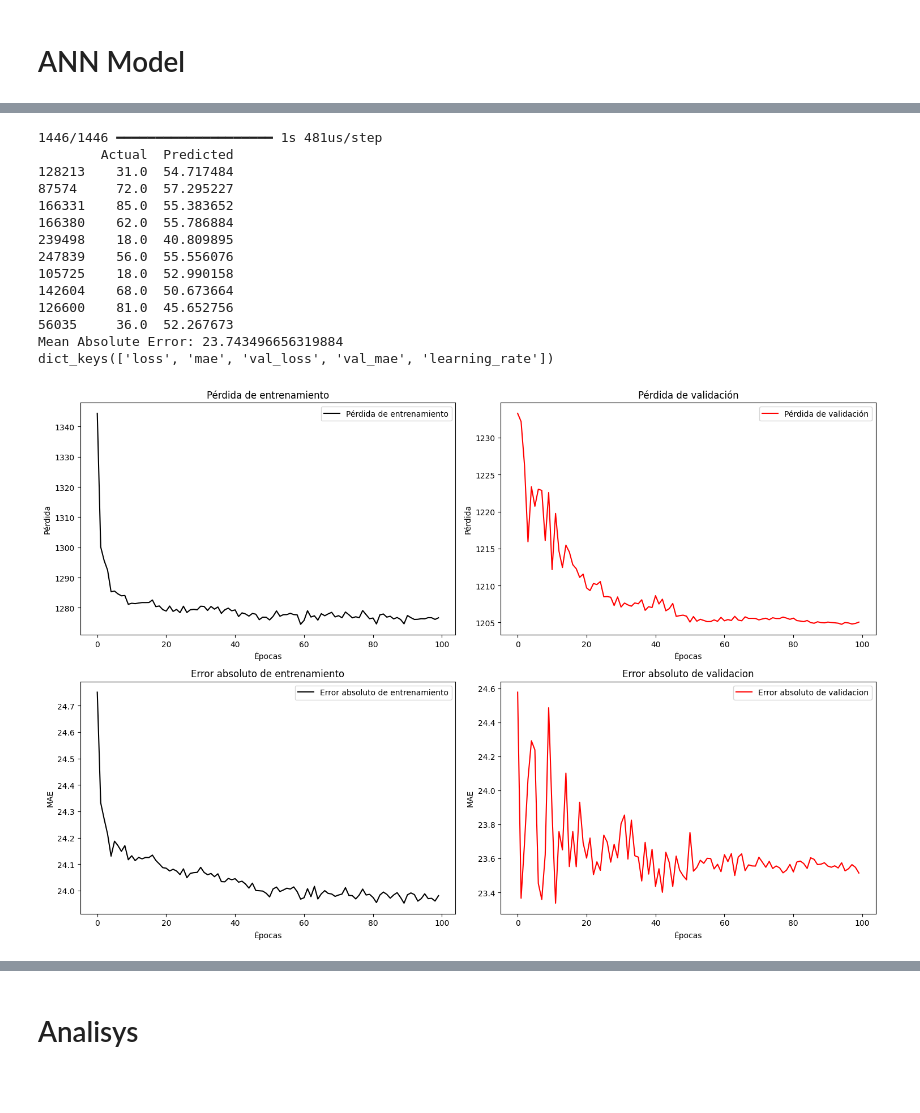
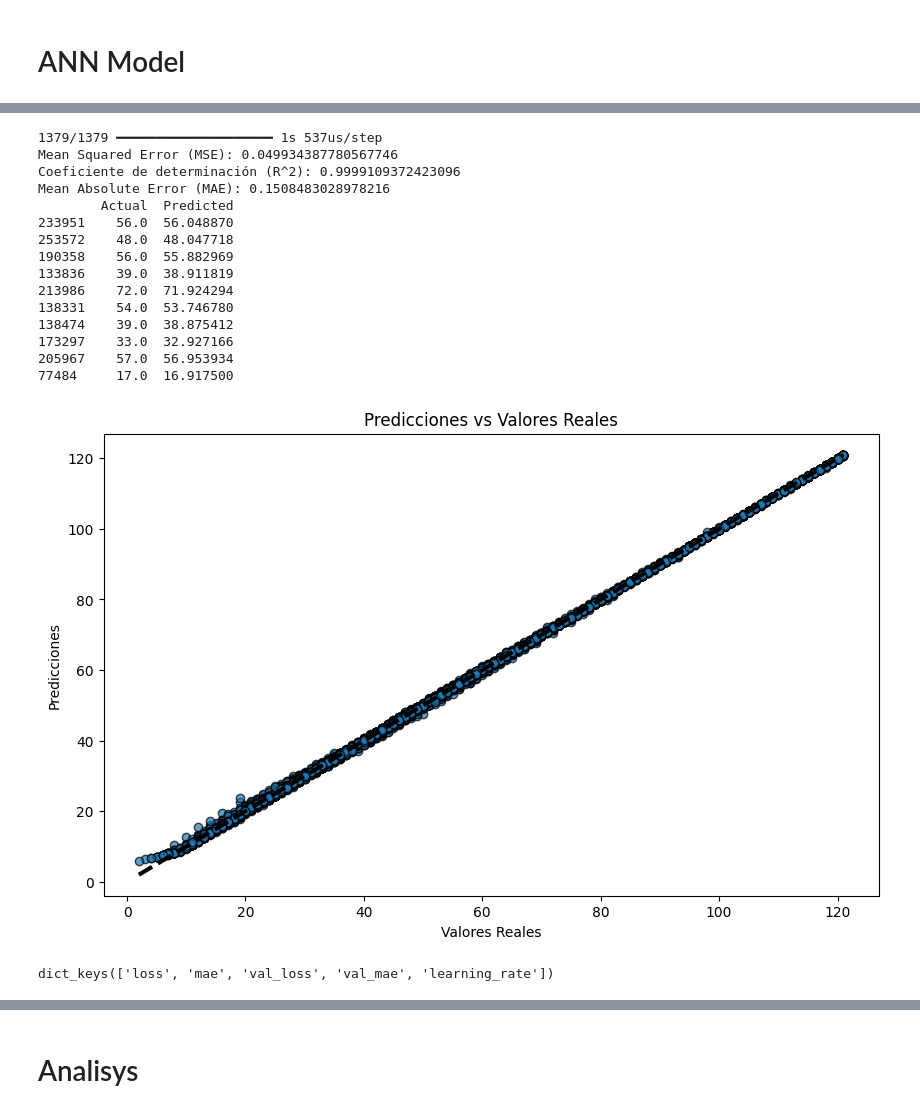
Before and after one commit to isaacmenchaca97/hospital_wait_time_prediction, a Jupyter notebook: ART/data_analysis.ipynb, the cells around one changed output, grey strips where cells are left out. Saved outputs shown, nothing was run; the diff lists cells and outputs as text; code cells hidden in the pictures; blank space fills up the shorter version.

```diff
--- a/ART/data_analysis.ipynb
+++ b/ART/data_analysis.ipynb
@@ -197,2 +208,7 @@ df_date.head()
+# %%
+
+df_doc2vec = pd.DataFrame(df_regresion['doc2vec'].tolist(), index=df_regresion.index)
+X_doc2vec = pd.concat([df_regresion.drop('doc2vec', axis=1), df_doc2vec], axis=1)
+X_doc2vec.drop(columns=['nombre', 'fecha', 'Dx', 'edad_unidad', 'genero', 'clasificacion', 'tiempo_espera_triage', 'tiempo_en_triage', 'tiempo_espera_despuestriage', 'tiempo_en_consulta', 'tiempo_total'], inplace=True)
 # %% [markdown]
 # Regression Model
@@ -221,4 +215,5 @@ df_regresion['doc2vec'] = [model.dv[str(i)] for i in range(len(tagged_data))]
 # %%
+
 from sklearn.model_selection import train_test_split, GridSearchCV
 from sklearn.tree import DecisionTreeRegressor
 from sklearn.ensemble import RandomForestRegressor, GradientBoostingRegressor, AdaBoostRegressor
@@ -227,12 +222,12 @@ from sklearn.metrics import mean_squared_error, r2_score, mean_absolute_error
 from sklearn.preprocessing import StandardScaler
 import matplotlib.pyplot as plt
 
+# Select target and features
+# X = df_regresion[['clasificacion_encode', 'edad', 'genero_Femenino', 'genero_Masculino', 'hora', 'minuto', 'mes', 'dia', 'dia_semana']]
+X = X_doc2vec
+y = df_regresion['tiempo_total']
 
-# Select target and features
-X = df_regresion[['clasificacion', 'edad', 'genero_encode', 'hora', 'minuto', 'mes', 'dia', 'dia_semana', 'tiempo_espera_triage', 'doc2vec']]
-# X = df_regresion[['clasificacion', 'edad', 'genero_encode', 'hora', 'minuto', 'mes', 'dia', 'dia_semana', 'tiempo_espera_triage', 'tiempo_en_triage', 'tiempo_espera_despuestriage', 'tiempo_en_consulta']]
-# X = df_regresion[['clasificacion_AMARILLO', 'clasificacion_ROJO', 'clasificacion_VERDE', 'edad', 'genero_Femenino', 'genero_Masculino', 'hora', 'minuto', 'mes', 'dia', 'dia_semana']]
-y = df_regresion['tiempo_total']
+X.columns = X.columns.astype(str)
 
 scaler = StandardScaler()
 X = scaler.fit_transform(X)
@@ -245,7 +240,9 @@ model.fit(X_train, y_train)
 # Predictions
 y_test_pred = model.predict(X_test)
 
+
 # Métricas de evaluación
+print(f"Root Mean Squared Error (RMSE): {np.sqrt(mean_squared_error(y_test, y_test_pred))}")
 print(f"Mean Squared Error (MSE): {mean_squared_error(y_test, y_test_pred)}")
 print(f"Coeficiente de determinación (R^2): {r2_score(y_test, y_test_pred)}")
 print(f'Mean Absolute Error (MAE): {mean_absolute_error(y_test, y_test_pred)}')
@@ -429,13 +411,24 @@ import pandas as pd
 # Predicción
 y_pred = model.predict(X_test)
 
+
+# Métricas de evaluación
+print(f"Mean Squared Error (MSE): {mean_squared_error(y_test, y_pred)}")
+print(f"Coeficiente de determinación (R^2): {r2_score(y_test, y_pred)}")
+print(f'Mean Absolute Error (MAE): {mean_absolute_error(y_test, y_pred)}')
+
 # Mostrar algunas predicciones junto con los valores reales
 predictions = pd.DataFrame({'Actual': y_test, 'Predicted': y_pred.flatten()})
 print(predictions.head(10))
 
-# Calcular métricas adicionales
-mae = mean_absolute_error(y_test, y_pred)
-print(f'Mean Absolute Error: {mae}')
+# Gráfico de dispersión de predicciones vs valores reales
+plt.figure(figsize=(10, 6))
+plt.scatter(y_test, y_pred, edgecolor='k', alpha=0.7)
+plt.plot([y_test.min(), y_test.max()], [y_test.min(), y_test.max()], 'k--', lw=3)
+plt.xlabel('Valores Reales')
+plt.ylabel('Predicciones')
+plt.title('Predicciones vs Valores Reales')
+plt.show()
 
 # Imprimir las claves de history.history
 print(history.history.keys())
@@ -452,44 +445,46 @@ axs[0, 0].set_xlabel('Épocas')
 axs[0, 0].set_ylabel('Pérdida')
 axs[0, 0].set_title('Pérdida de entrenamiento')
 axs[0, 0].legend()
 
 # Graficar la pérdida de validación
 axs[0, 1].plot(history.history['val_loss'], label='Pérdida de validación',color="red")
 axs[0, 1].set_xlabel('Épocas')
 axs[0, 1].set_ylabel('Pérdida')
 axs[0, 1].set_title('Pérdida de validación')
 axs[0, 1].legend()
 
 # Graficar MAE de entrenamiento
 axs[1, 0].plot(history.history['mae'], label='Error absoluto de entrenamiento', color="black")
 axs[1, 0].set_xlabel('Épocas')
 axs[1, 0].set_ylabel('MAE')
 axs[1, 0].set_title('Error absoluto de entrenamiento')
 axs[1, 0].legend()
 
 # Graficar MAE de validación
 axs[1, 1].plot(history.history['val_mae'], label='Error absoluto de validacion', color="red")
 axs[1, 1].set_xlabel('Épocas')
 axs[1, 1].set_ylabel('MAE')
 axs[1, 1].set_title('Error absoluto de validacion')
 axs[1, 1].legend()
 
 # Ajustar diseño para evitar solapamiento
 plt.tight_layout()
 plt.show()
 # %% [output]
-1446/1446 ━━━━━━━━━━━━━━━━━━━━ 1s 481us/step
+1379/1379 ━━━━━━━━━━━━━━━━━━━━ 1s 537us/step
+Mean Squared Error (MSE): 0.049934387780567746
+Coeficiente de determinación (R^2): 0.9999109372423096
+Mean Absolute Error (MAE): 0.1508483028978216
         Actual  Predicted
-128213    31.0  54.717484
-87574     72.0  57.295227
-166331    85.0  55.383652
-166380    62.0  55.786884
-239498    18.0  40.809895
-247839    56.0  55.556076
-105725    18.0  52.990158
-142604    68.0  50.673664
-126600    81.0  45.652756
-56035     36.0  52.267673
-Mean Absolute Error: 23.743496656319884
-dict_keys(['loss', 'mae', 'val_loss', 'val_mae', 'learning_rate'])
+233951    56.0  56.048870
+253572    48.0  48.047718
+190358    56.0  55.882969
+133836    39.0  38.911819
+213986    72.0  71.924294
+138331    54.0  53.746780
+138474    39.0  38.875412
+173297    33.0  32.927166
+205967    57.0  56.953934
+77484     17.0  16.917500
-[figure, old version]
+[figure, new version]
+dict_keys(['loss', 'mae', 'val_loss', 'val_mae', 'learning_rate'])
```
Also changed, not shown: parts of 28 cells of this notebook, 6 other files.
